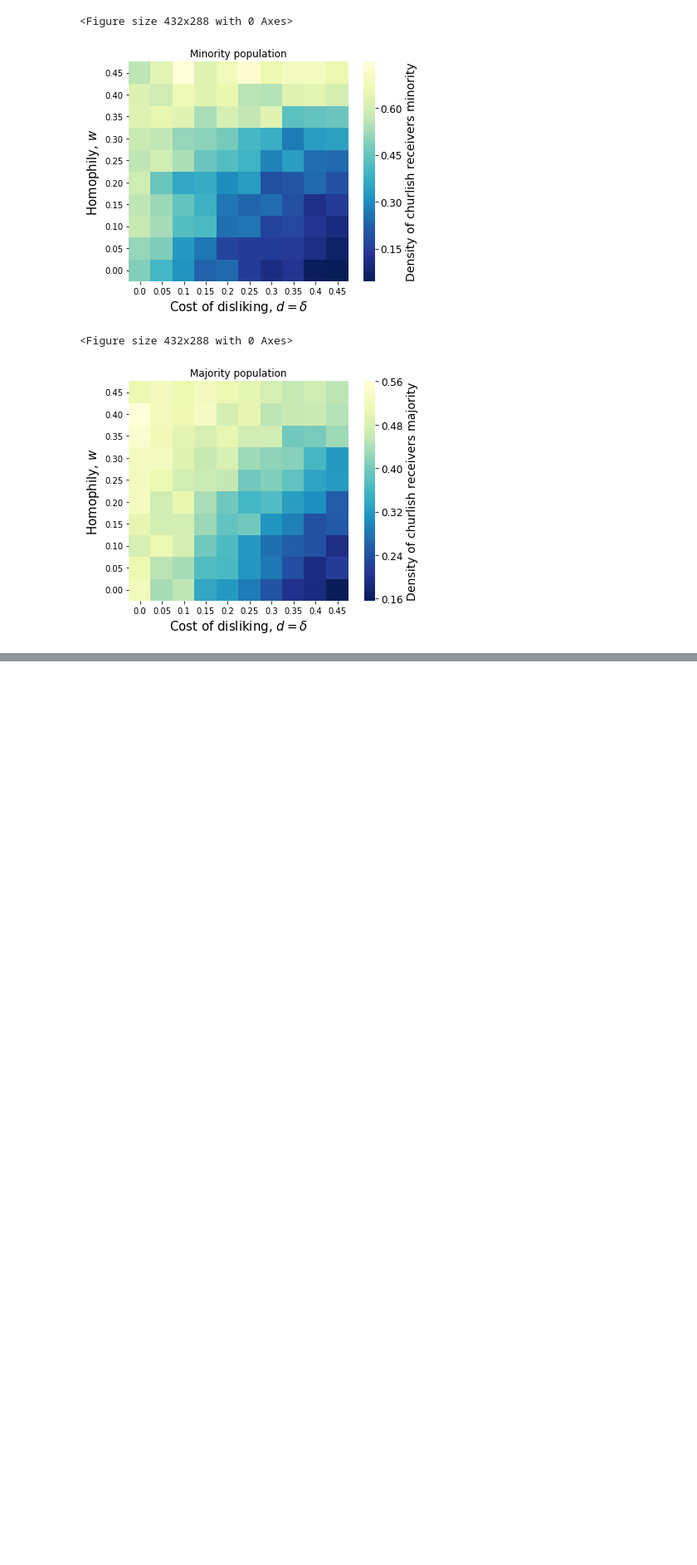
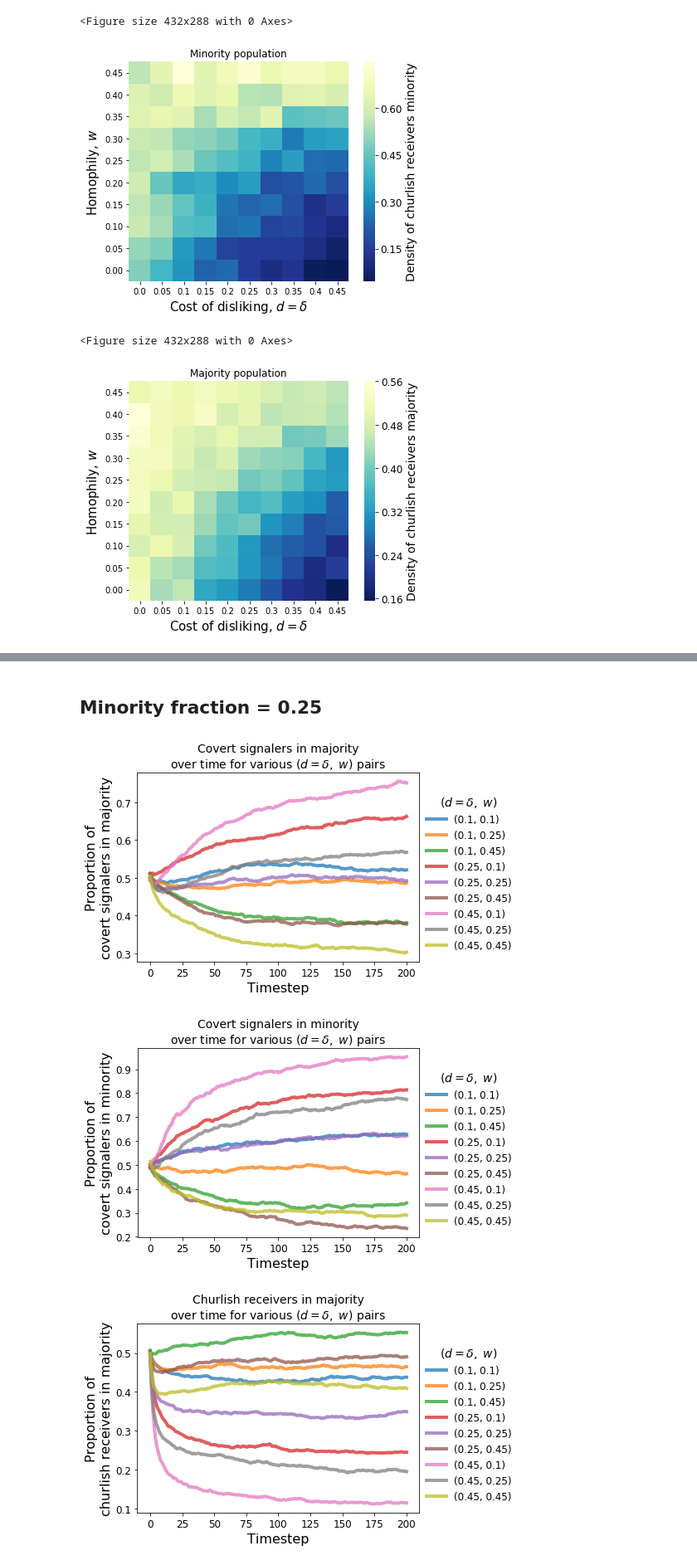
Before and after one commit to mt-digital/identity-signaling, a Jupyter notebook: Minorities.ipynb, the cells around one changed output, grey strips where cells are left out. Shown: that part at 83% size. Drawn from its saved outputs; the diff is of its cells as text; code cells hidden in the pictures; blank space fills up the shorter version.

```diff
--- a/Minorities.ipynb
+++ b/Minorities.ipynb
@@ -103,0 +63,2 @@ minority_diff_heatmap(df,
+# %% [markdown]
+## Minority fraction = 0.25
@@ -103,0 +67,22 @@ minority_diff_heatmap(df,
+# %%
+disliking_vals = [0.1, 0.25, 0.45]
+homophily_vals = disliking_vals
+plot_evolution(df, experiment='disliking', exp_param_vals=disliking_vals,
+               homophily_vals=homophily_vals, minority_subset='majority',
+               figsize=(7.5, 4.5), savefig_path='reports/Figures/covert_series_majority_025.pdf')
+
+plot_evolution(df, experiment='disliking', exp_param_vals=disliking_vals,
+               homophily_vals=homophily_vals, minority_subset='minority',
+               figsize=(7.5, 4.5), savefig_path='reports/Figures/covert_series_minority_025.pdf')
+
+plot_evolution(df, experiment='disliking', exp_param_vals=disliking_vals, strategy='receiving',
+               homophily_vals=homophily_vals,  minority_subset='majority',
+               figsize=(7.5, 4.5), savefig_path='reports/Figures/churlish_series_majority_025.pdf')
+
+plot_evolution(df, experiment='disliking', exp_param_vals=disliking_vals, strategy='receiving',
+               homophily_vals=homophily_vals,  minority_subset='minority',
+               figsize=(7.5, 4.5), savefig_path='reports/Figures/churlish_series_minority_025.pdf')
+# %% [output]
+[figure, added]
+[figure, added]
+[figure, added]
```
Also changed, not shown: parts of 18 cells of this notebook, 2 other files.
